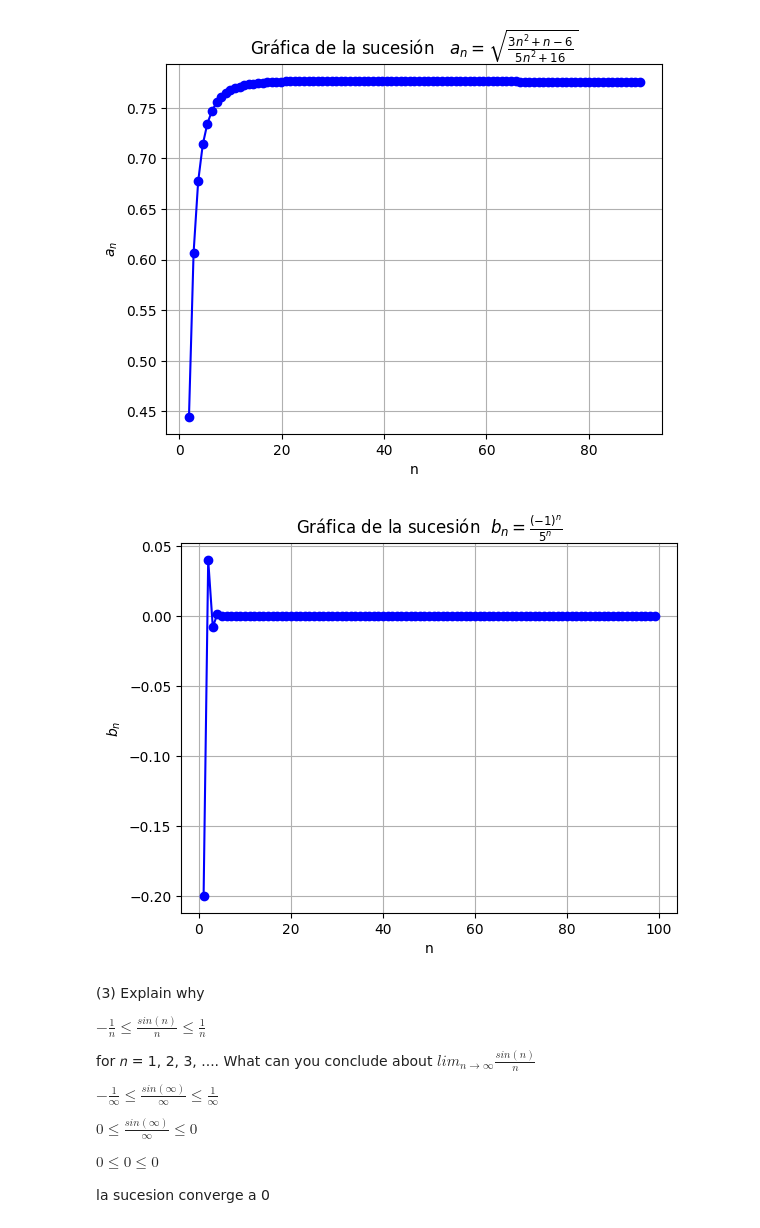
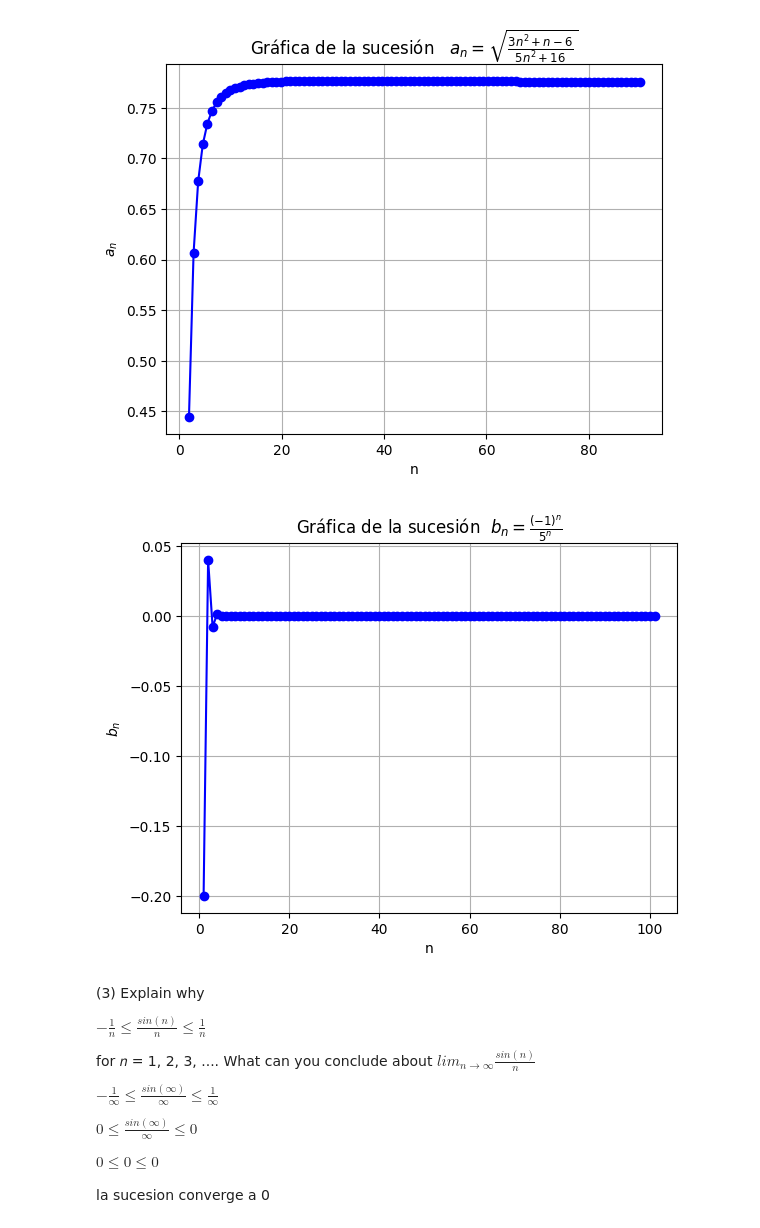
Before and after one commit to Juanm3005/trabajo-grupo-aplicadas, a Jupyter notebook: taller_sucesiones.ipynb, the cells around one changed output. Cells and saved outputs as stored; diff of their text form; code cells hidden in the pictures.

```diff
--- a/taller_sucesiones.ipynb
+++ b/taller_sucesiones.ipynb
@@ -328,22 +328,22 @@ plt.show()
 # %%
 def b_n(n):
     return ((-1)**n) / (5**n)
 
 # Crear un rango de valores para n (usando np.arange para enteros)
-n_values = np.arange(1,100)
+n_values = np.linspace(1,101,101)
 
 # Calcular los valores de b_n para cada n
 a_values = [b_n(n) for n in n_values]
 
 # Graficar la sucesión
 plt.plot(n_values, a_values, marker='o', linestyle='-', color='b')
 plt.title('Gráfica de la sucesión  $b_n= \\frac{(-1)^n}{5^n}$')
 plt.xlabel('n')
 plt.ylabel('$b_n$')
 plt.grid(True)
 plt.show()
 # %% [output]
-[figure, old version]
+[figure, new version]
 # %% [markdown]
 (3) Explain why
 
```
Also changed, not shown: parts of 2 cells of this notebook.
